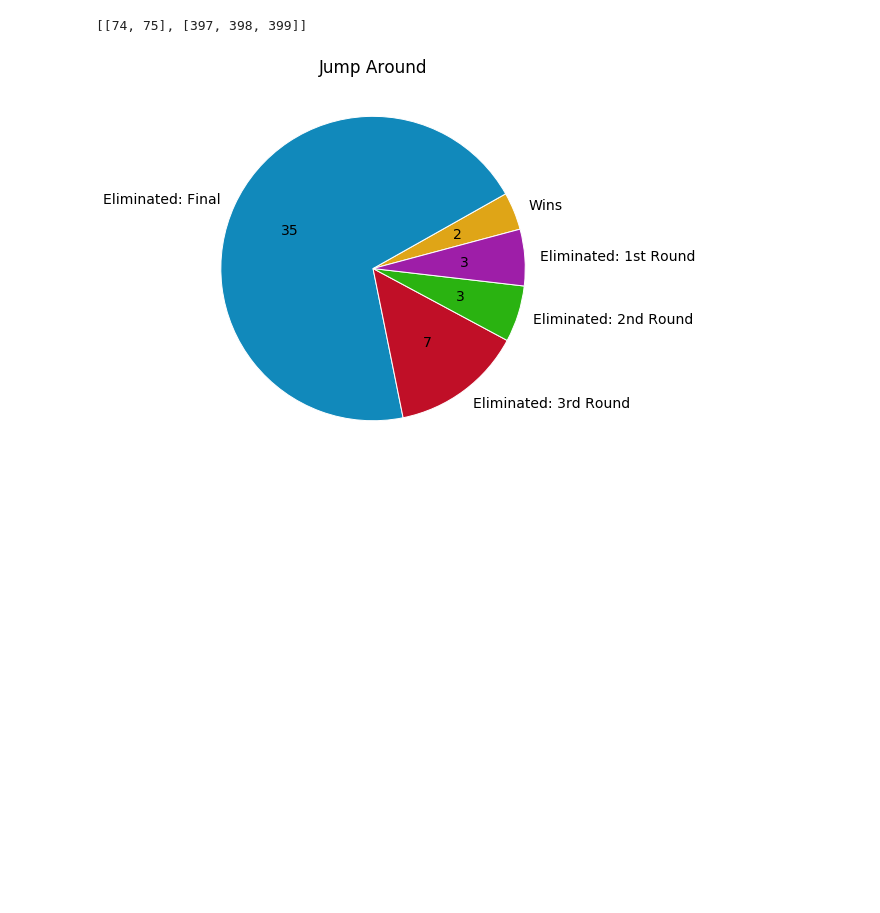
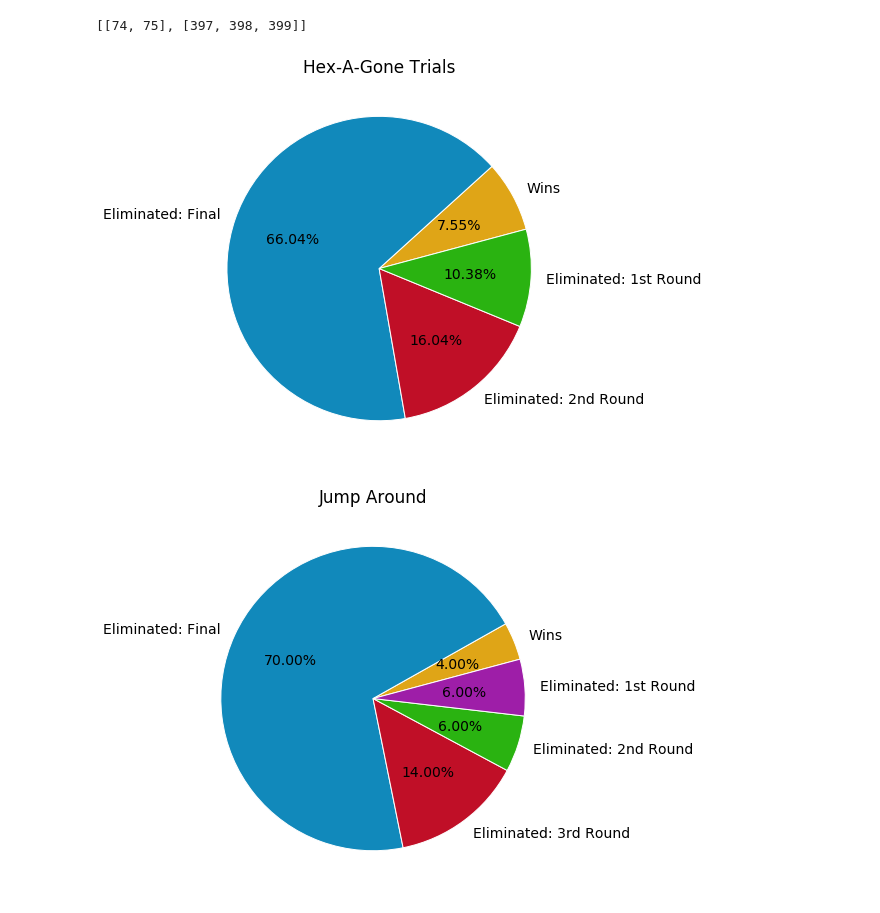
Before and after one commit to jvmohr/FallGuysCharts, a Jupyter notebook: Fall Guys Data Exploration.ipynb, the cells around one changed output. Drawn from its saved outputs; the diff is of its cells as text; code cells hidden in the pictures; blank space fills up the shorter version.

```diff
--- a/Fall Guys Data Exploration.ipynb
+++ b/Fall Guys Data Exploration.ipynb
@@ -284,7 +284,9 @@ getStreaks(shows_df)
 # %%
 # Get a pie chart for success in playlists that are of the 'same' final
 special_shows = ['event_only_floor_fall', 'event_only_jump_club', 'event_only_thin_ice']
 
-fgv.specialShowsPie(special_shows[1], shows_df)
+for special_show in special_shows:
+    fgv.specialShowsPie(special_show, shows_df, explode=False, percent=True)
 # %% [output]
-[figure, old version]
+[figure, new version]
+[figure, added]
```
Also changed, not shown: parts of 9 cells of this notebook, 6 other files.
